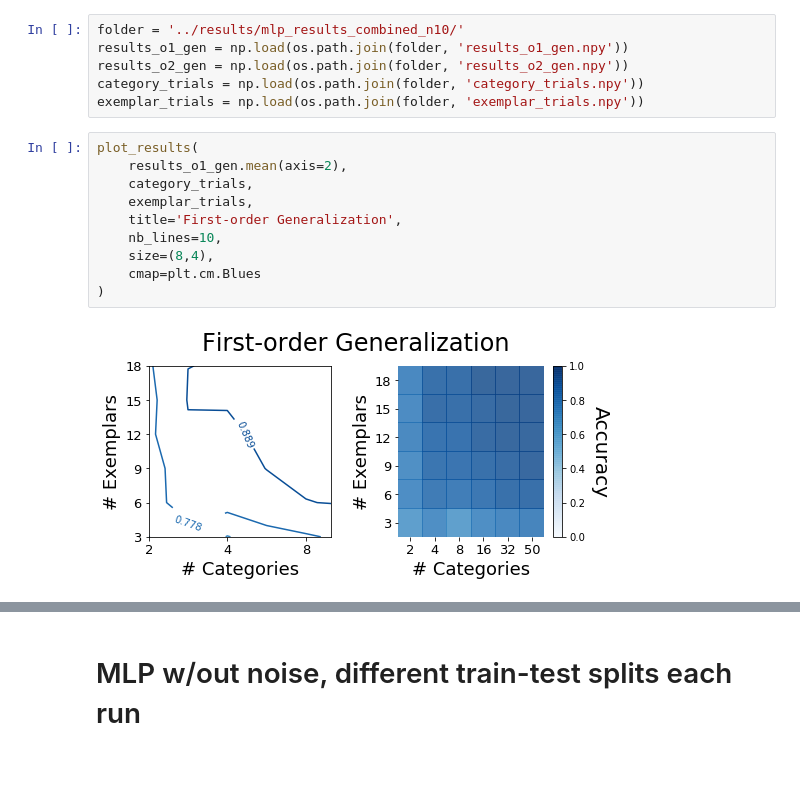
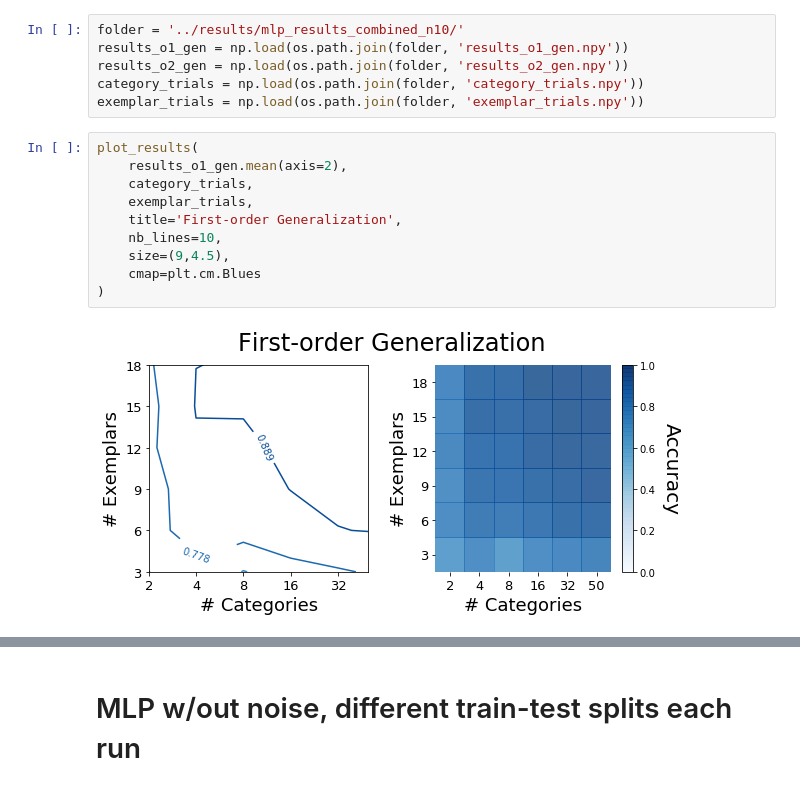
Before and after one commit to rfeinman/learning-to-learn, a Jupyter notebook: notebooks/heatmap1.ipynb, the cells around one changed output, grey strips where cells are left out. Saved outputs shown, nothing was run; the diff lists cells and outputs as text.

```diff
--- a/notebooks/heatmap1.ipynb
+++ b/notebooks/heatmap1.ipynb
@@ -123,15 +123,15 @@ exemplar_trials = np.load(os.path.join(folder, 'exemplar_trials.npy'))
 # %%
 plot_results(
     results_o1_gen.mean(axis=2),
     category_trials,
     exemplar_trials,
     title='First-order Generalization',
     nb_lines=10,
-    size=(8,4),
+    size=(9,4.5),
     cmap=plt.cm.Blues
 )
 # %% [output]
-[figure, old version]
+[figure, new version]
 # %%
 plot_results(
     results_o2_gen.mean(axis=2),
```
Also changed, not shown: parts of 3 cells of this notebook, 2 other files.
